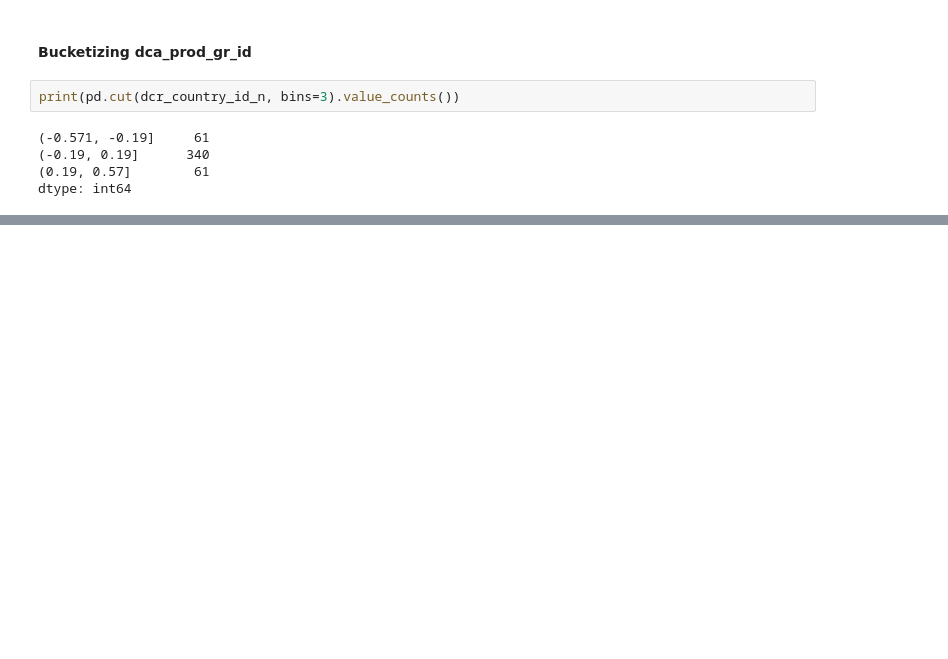
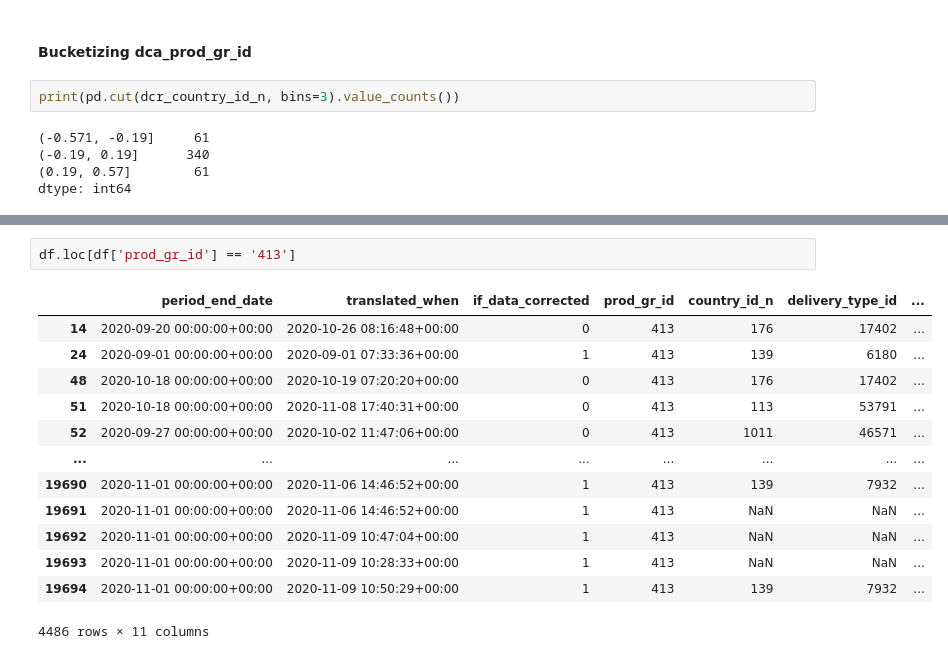
Before and after one commit to KonuTech/gfk_ml_ops_data_analyst, a Jupyter notebook: Profiler.ipynb, the cells around one changed output, grey strips where cells are left out. Cells and saved outputs as stored; diff of their text form; blank space fills up the shorter version.

```diff
--- a/Profiler.ipynb
+++ b/Profiler.ipynb
@@ -882,0 +973,16 @@ dtype: int64
+# %%
+df.loc[df['prod_gr_id'] == '413']
+# %% [output]
+|  | period_end_date | translated_when | if_data_corrected | prod_gr_id | country_id_n | delivery_type_id | ... |
+| 14 | 2020-09-20 00:00:00+00:00 | 2020-10-26 08:16:48+00:00 | 0 | 413 | 176 | 17402 | ... |
+| 24 | 2020-09-01 00:00:00+00:00 | 2020-09-01 07:33:36+00:00 | 1 | 413 | 139 | 6180 | ... |
+| 48 | 2020-10-18 00:00:00+00:00 | 2020-10-19 07:20:20+00:00 | 0 | 413 | 176 | 17402 | ... |
+| 51 | 2020-10-18 00:00:00+00:00 | 2020-11-08 17:40:31+00:00 | 0 | 413 | 113 | 53791 | ... |
+| 52 | 2020-09-27 00:00:00+00:00 | 2020-10-02 11:47:06+00:00 | 0 | 413 | 1011 | 46571 | ... |
+| ... | ... | ... | ... | ... | ... | ... | ... |
+| 19690 | 2020-11-01 00:00:00+00:00 | 2020-11-06 14:46:52+00:00 | 1 | 413 | 139 | 7932 | ... |
+| 19691 | 2020-11-01 00:00:00+00:00 | 2020-11-06 14:46:52+00:00 | 1 | 413 | NaN | NaN | ... |
+| 19692 | 2020-11-01 00:00:00+00:00 | 2020-11-09 10:47:04+00:00 | 1 | 413 | NaN | NaN | ... |
+| 19693 | 2020-11-01 00:00:00+00:00 | 2020-11-09 10:28:33+00:00 | 1 | 413 | NaN | NaN | ... |
+| 19694 | 2020-11-01 00:00:00+00:00 | 2020-11-09 10:50:29+00:00 | 1 | 413 | 139 | 7932 | ... |
+4486 rows × 11 columns
```
Also changed, not shown: parts of 29 cells of this notebook, 5 other files.
